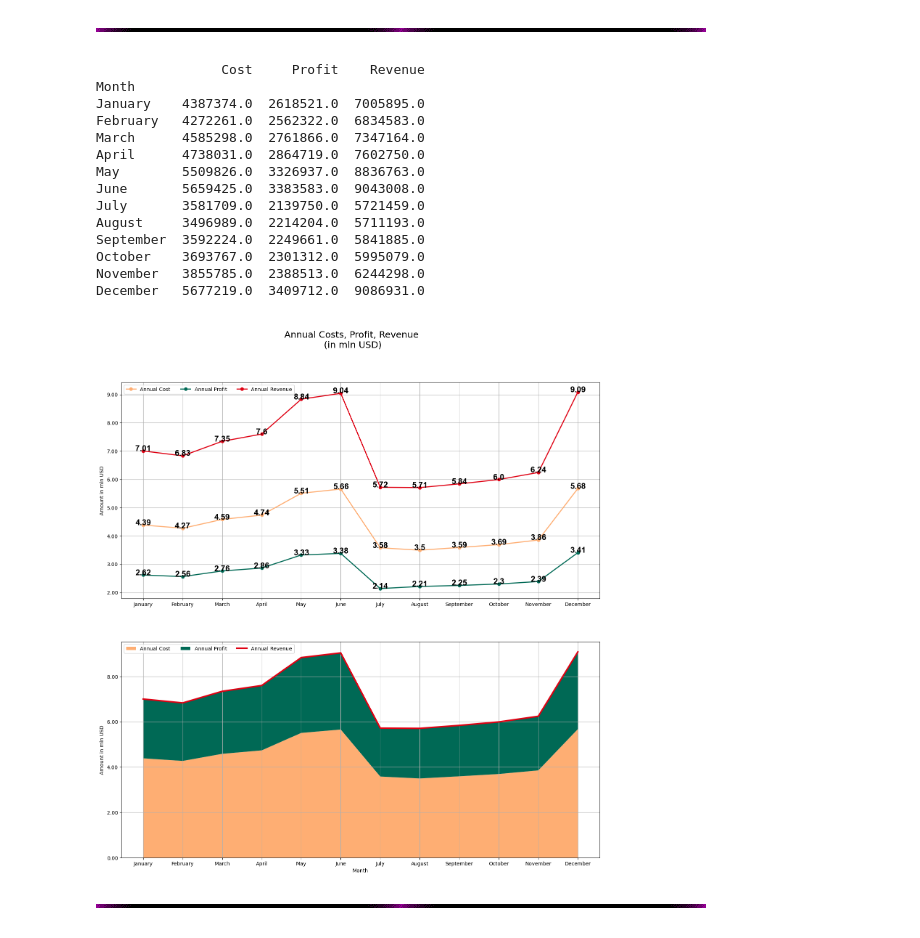
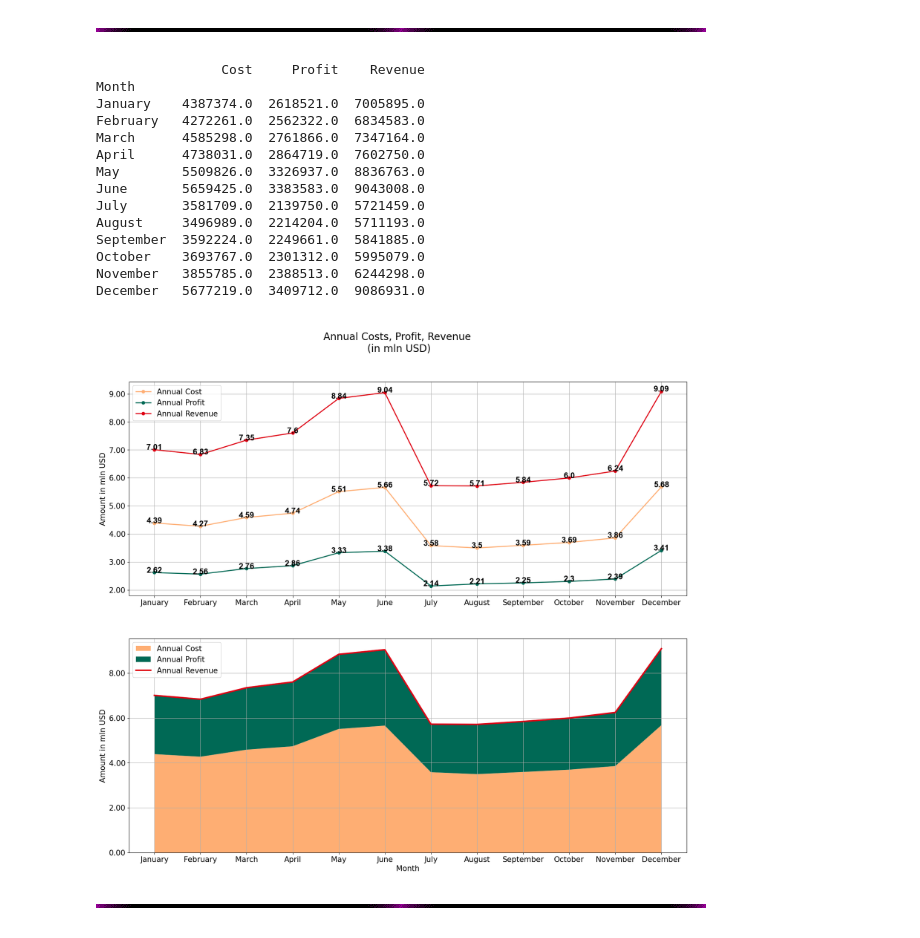
Before and after one commit to mary-bykouskaya/BikeSales, a Jupyter notebook: Bike-Sales-Data-Analysis.ipynb, the cells around one changed output. Saved outputs shown, nothing was run; the diff lists cells and outputs as text; code cells hidden in the pictures.

Commit message:
corrected font sizes in charts

```diff
--- a/Bike-Sales-Data-Analysis.ipynb
+++ b/Bike-Sales-Data-Analysis.ipynb
@@ -655,7 +656,7 @@ colors = {
 }
 
 # Plot
-plt.figure(figsize = (17, 17))
+plt.figure(figsize = (20, 17))
 
 # Linear Chart
 ax1 = plt.subplot(211)
@@ -668,14 +669,14 @@ addlabels(month, annual_revenue)
 # Add Grid
 plt.grid()
 # Update x-axis ticks
-plt.xticks(month_order, fontsize=10)
+plt.xticks(month_order, fontsize=15)
 # Update y-axis ticks
-plt.yticks(fontsize=10)
+plt.yticks(fontsize=15)
 # Update y-axis label
-plt.ylabel("Amount in mln USD", fontsize=10)
+plt.ylabel("Amount in mln USD", fontsize=15)
 ax1.yaxis.set_major_formatter(FormatStrFormatter('%.2f'))
 # Show Line Chart Legend
-plt.legend(loc='upper left', ncols=3)
+plt.legend(loc='upper left', ncols=1, fontsize=15)
 
 
 # Area Chart
@@ -684,40 +685,40 @@ plt.stackplot(month, annual_cost, annual_profit,
              labels = ["Annual Cost", "Annual Profit"],
              colors = [colors["annual_cost"], colors["annual_profit"]]
              )
 plt.plot(month, annual_revenue, label="Annual Revenue", color=colors["annual_revenue"], linewidth=3)
 # Show Line Chart Legend
-plt.legend(loc='upper left', ncols=3)
+plt.legend(loc='upper left', ncols=1, fontsize=15)
 # Add Grid
 plt.grid()
 # Update x-axis ticks
-plt.xticks(month_order, fontsize=10)
+plt.xticks(month_order, fontsize=15)
 # Update y-axis ticks
-plt.yticks(fontsize=10)
+plt.yticks(fontsize=15)
 # Update x-axis label
-plt.xlabel("Month", fontsize=10)
+plt.xlabel("Month", fontsize=15)
 # Update y-axis label
-plt.ylabel("Amount in mln USD", fontsize=10)
+plt.ylabel("Amount in mln USD", fontsize=15)
 # Plot Title
-plt.suptitle("\nAnnual Costs, Profit, Revenue \n(in mln USD)", fontsize=18)
+plt.suptitle("\nAnnual Costs, Profit, Revenue \n(in mln USD)", fontsize=20)
 ax2.yaxis.set_major_formatter(FormatStrFormatter('%.2f'))
 # Display plot
 plt.show()
 # %% [output]
                 Cost     Profit    Revenue
 Month
 January    4387374.0  2618521.0  7005895.0
 February   4272261.0  2562322.0  6834583.0
 March      4585298.0  2761866.0  7347164.0
 April      4738031.0  2864719.0  7602750.0
 May        5509826.0  3326937.0  8836763.0
 June       5659425.0  3383583.0  9043008.0
 July       3581709.0  2139750.0  5721459.0
 August     3496989.0  2214204.0  5711193.0
 September  3592224.0  2249661.0  5841885.0
 October    3693767.0  2301312.0  5995079.0
 November   3855785.0  2388513.0  6244298.0
 December   5677219.0  3409712.0  9086931.0
-[figure, old version]
+[figure, new version]
 # %% [markdown]
 ![razdelitel_36.gif](attachment:razdelitel_36.gif)
 # %% [markdown]
```
Also changed, not shown: parts of 7 cells of this notebook.
